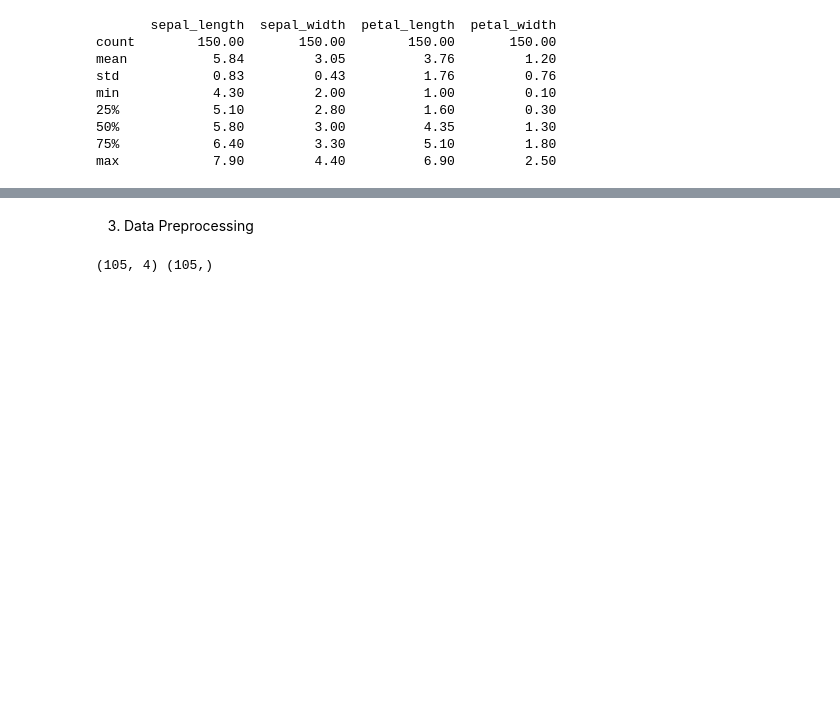
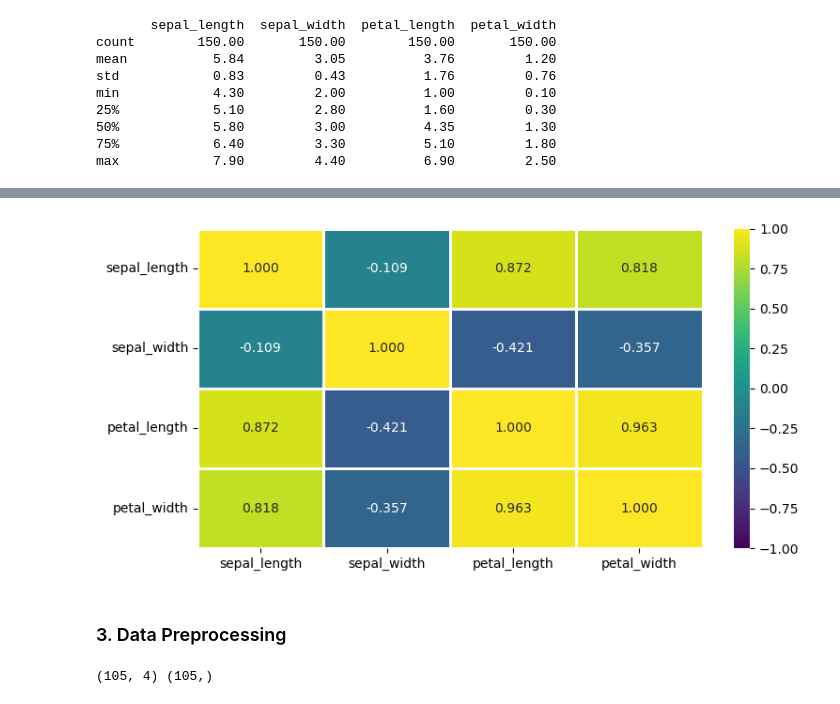
Before and after one commit to kusin/bahan-ajar-ML, a Jupyter notebook: section 5 - classification/Test.ipynb, the cells around one changed output, grey strips where cells are left out. Drawn from its saved outputs; the diff is of its cells as text; code cells hidden in the pictures; blank space fills up the shorter version.

```diff
--- a/section 5 - classification/Test.ipynb
+++ b/section 5 - classification/Test.ipynb
@@ -56,5 +127,24 @@ print(dataset.head())
+# %%
+# create heatmap corr
+fig, ax = plt.subplots(figsize=(8,4))
+sns.heatmap(
+  dataset.corr(numeric_only=True), vmin=-1, vmax=1,
+  cmap="viridis", annot=True, fmt=".3f", linewidths=1
+)
+
+# set labels
+ax.set_title("", fontsize=14)
+ax.set_xlabel("", fontsize=12)
+ax.set_ylabel("", fontsize=12)
+ax.grid(False)
+
+# show plot
+plt.tight_layout()
+plt.show()
+# %% [output]
+[figure, added]
 # %% [markdown]
-3. Data Preprocessing
+### 3. Data Preprocessing
 # %%
 # Set features and Labels
 x = dataset[["sepal_length","sepal_width","petal_length","petal_width"]].values
```
Also changed, not shown: parts of 21 cells of this notebook, 4 other files.
